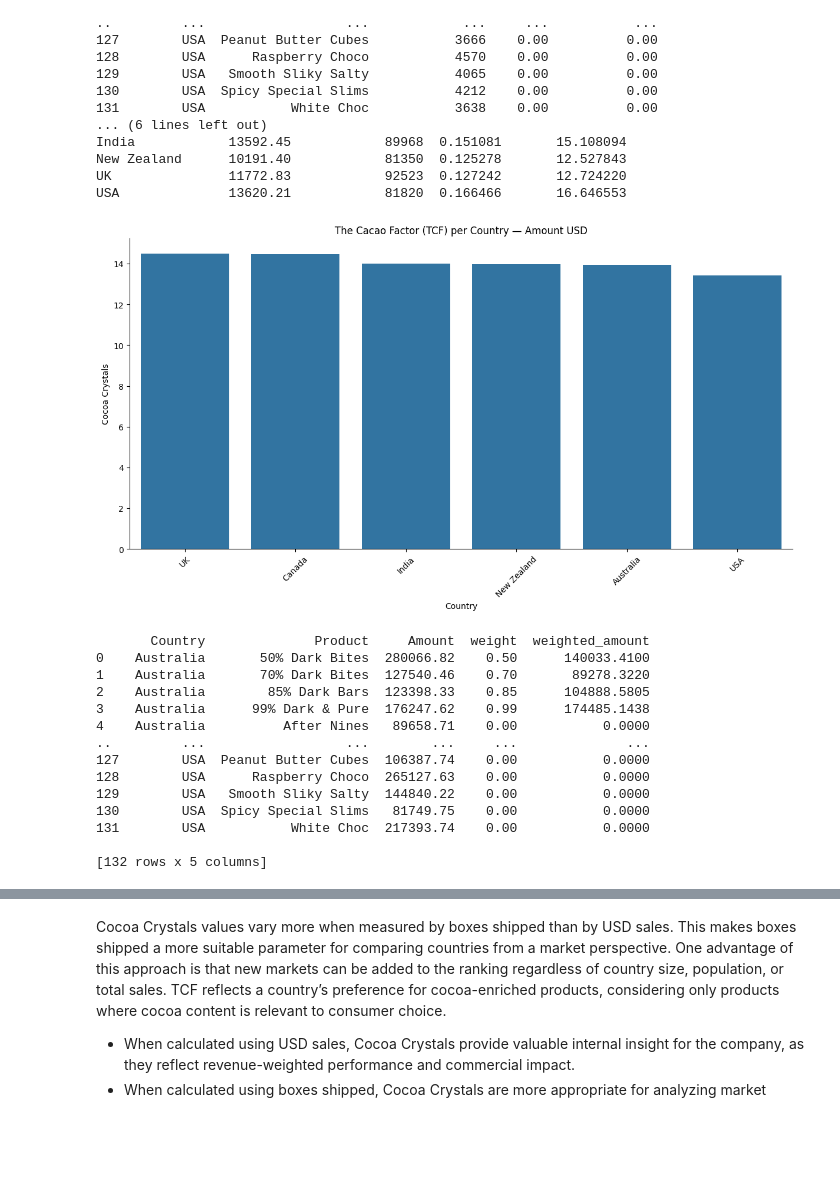
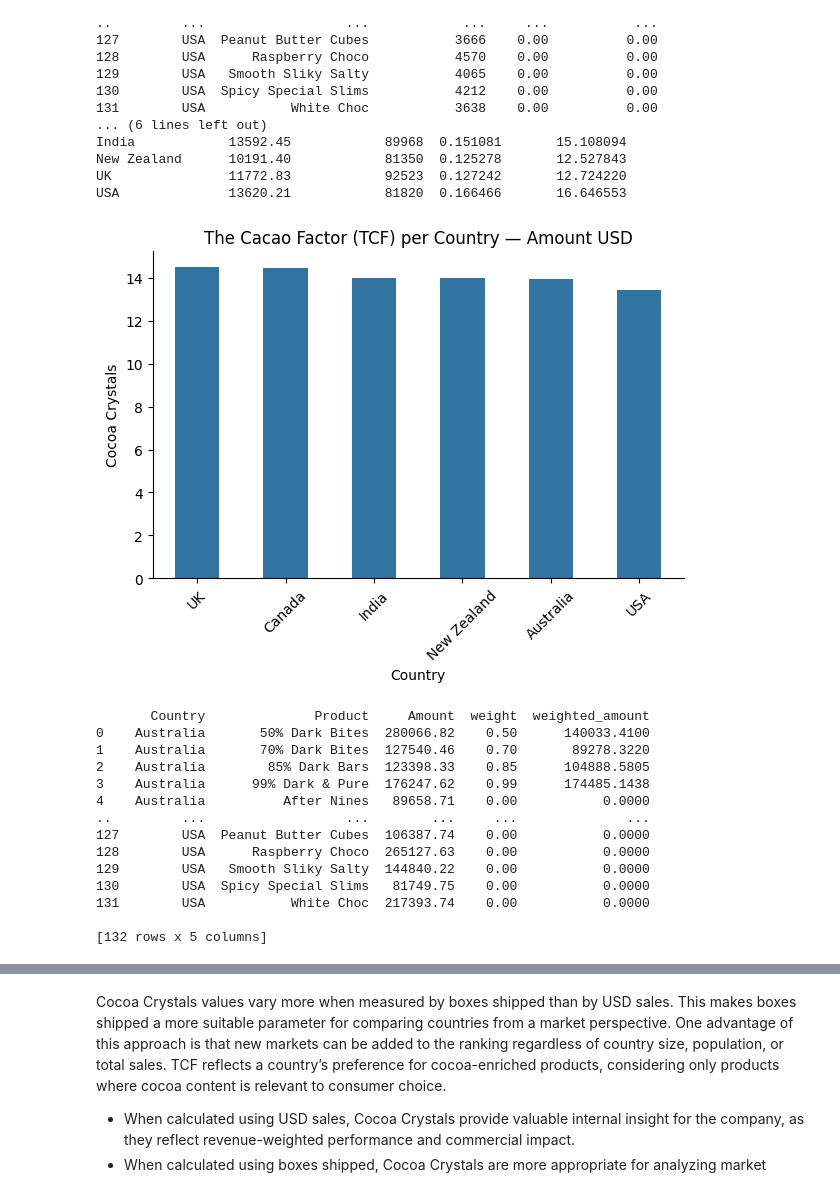
Before and after one commit to Lina060992/Chocolate, a Jupyter notebook: more_questions.ipynb, the cells around one changed output, grey strips where cells are left out. Saved outputs shown, nothing was run; the diff lists cells and outputs as text; code cells hidden in the pictures; blank space fills up the shorter version.

```diff
--- a/more_questions.ipynb
+++ b/more_questions.ipynb
@@ -683,25 +683,26 @@ USA              13620.21            81820  0.166466       16.646553
 # %%
 order_amount = tcf_sales_amount.sort_values('Cocoa_Crystals', ascending=False).index
 
 
 sns.catplot(
     x='Country',
     y='Cocoa_Crystals',
     kind='bar',
     data=tcf_sales_amount,
     order=order_amount,
-    height=6,
-    aspect=2
+    height=4,
+    aspect=1.5,
+    width = 0.4
 )
 
 plt.xticks(rotation=45)
 plt.ylabel('Cocoa Crystals')
 plt.title('The Cacao Factor (TCF) per Country — Amount USD')
 plt.show()
 
 print(sales_amount)
 # %% [output]
-[figure, old version]
+[figure, new version]
        Country              Product     Amount  weight  weighted_amount
 0    Australia       50% Dark Bites  280066.82    0.50      140033.4100
 1    Australia       70% Dark Bites  127540.46    0.70       89278.3220
```
Also changed, not shown: parts of 1 cell of this notebook, 2 other files.
